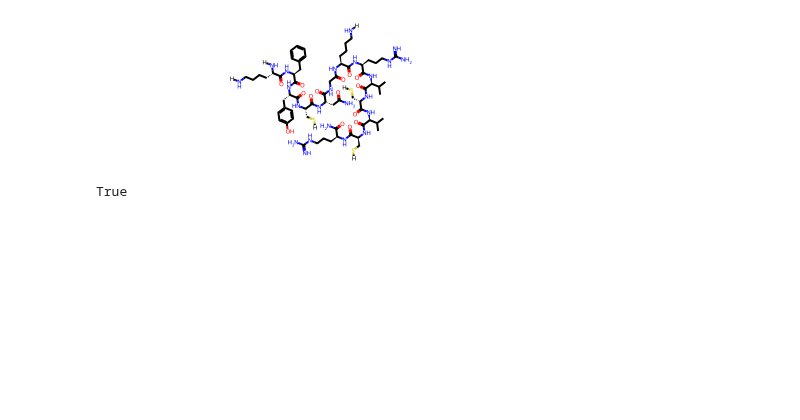
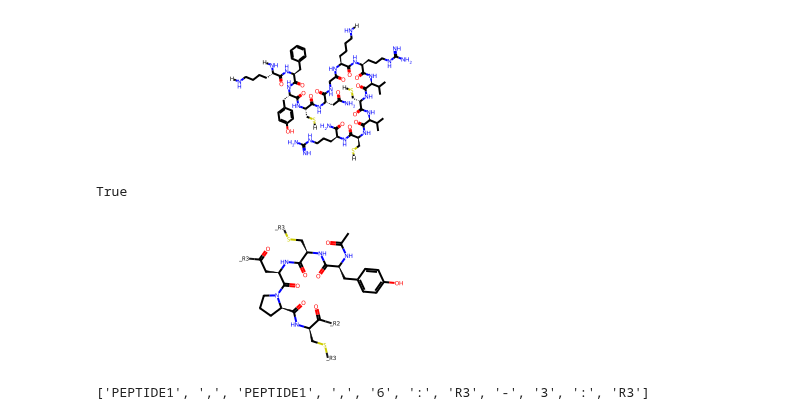
Before and after one commit to molecule-generator-collection/ChemTSv3, a Jupyter notebook: sandbox/translation_scratch.ipynb, the cells around one changed output. Cells and saved outputs as stored; diff of their text form; code cells hidden in the pictures; blank space fills up the shorter version.

Commit message:
circular peptide test

```diff
--- a/sandbox/translation_scratch.ipynb
+++ b/sandbox/translation_scratch.ipynb
@@ -49,3 +50,17 @@ mol_h = Chem.MolFromHELM(helm)
 is_same_mol(mol, mol_h)
 # %% [output]
 True
+# %%
+helm_c = "PEPTIDE1{[ac].Y.[dC].[dD].[dP].[dC]}$PEPTIDE1,PEPTIDE1,6:R3-3:R3$$$"
+helm_parts = helm_c.split('$')
+polymers = HELMConverter.split_helm(helm_parts[0])
+bonds = HELMConverter.split_helm(helm_parts[1])
+# %%
+mol = converter.mol_from_single_polymer(polymers)
+mol
+# %% [output]
+[figure, added]
+# %%
+bonds
+# %% [output]
+['PEPTIDE1', ',', 'PEPTIDE1', ',', '6', ':', 'R3', '-', '3', ':', 'R3']
```
Also changed, not shown: parts of 6 cells of this notebook, 1 other file.
